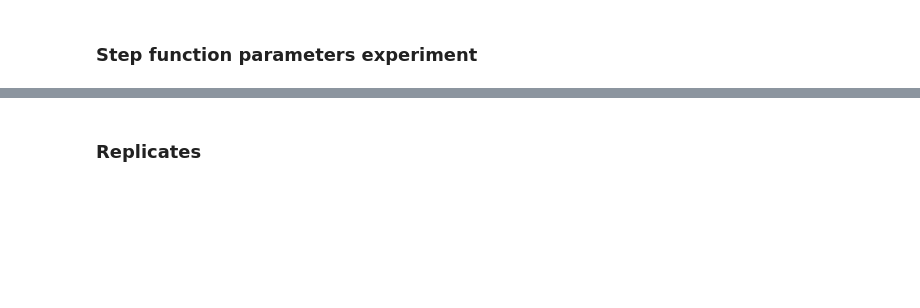
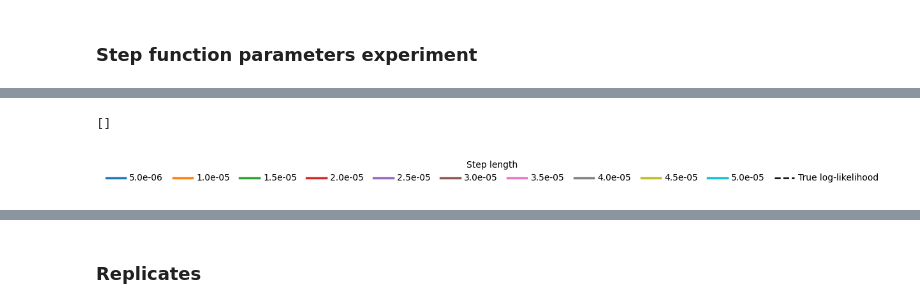
Before and after one commit to BioGeMT/DiscrimAlign, a Jupyter notebook: DNA_Simulations_Dave_Simple.ipynb, the cells around one changed output, grey strips where cells are left out. Drawn from its saved outputs; the diff is of its cells as text; code cells hidden in the pictures; blank space fills up the shorter version.

Commit message:
final commit-includes results

```diff
--- a/DNA_Simulations_Dave_Simple.ipynb
+++ b/DNA_Simulations_Dave_Simple.ipynb
@@ -9,6 +9,14 @@ from Bio import SeqIO
 import numpy as np
 from numpy import random as rd
 from matplotlib import pyplot as plt
+
+import os
+import pickle
+from matplotlib.ticker import MaxNLocator, ScalarFormatter, FormatStrFormatter
+from matplotlib.ticker import LinearLocator
+FIGSIZE = (4.5,3)
+DPI = 300
+N_TICKS = 3
 # %%
 from src.estimalign import estimalign
 from src.logit_link import logit_partial_scores
@@ -165,6 +228,6 @@ def get_logL__reached_iter(params, true_logL):
     return None
 # %%
 # Get the value at the last iteration of the simulation
-def get_final_val(params):
-    return params['loglik_trajectory'][-1]
+def get_final_val_avg(params):
+    return np.mean(params['loglik_trajectory'][-20:])
 # %%
@@ -199 +293,49 @@ for stepl in steplengths:
+# %%
+from matplotlib.lines import Line2D
+
+step_colors = plt.cm.tab10(np.linspace(0, 1, len(steplengths)))
+
+legend_handles = [
+    Line2D(
+        [0], [0],
+        color=color,
+        lw=2.5,
+        label=f"{stepl:.1e}"
+    )
+    for stepl, color in zip(steplengths, step_colors)
+]
+
+legend_handles.append(
+    Line2D(
+        [0], [0],
+        color="k",
+        linestyle="--",
+        lw=1.8,
+        label="True log-likelihood"
+    )
+)
+
+fig = plt.figure(figsize=(5.5, 0.65))
+
+ax = fig.add_subplot(111)
+ax.axis("off")
+
+ax.legend(
+    handles=legend_handles,
+    title="Step length",
+    loc="center",
+    ncol=11,
+    frameon=False,
+    handlelength=2.2,
+    columnspacing=1.1,
+    handletextpad=0.45,
+    borderaxespad=0.0
+)
+
+plt.tight_layout(pad=0.1)
+plt.savefig("results/step_length_legend.png", dpi=DPI, bbox_inches="tight")
+plt.plot()
+# %% [output]
+[]
+[figure, added]
 # %%
```
Also changed, not shown: parts of 24 cells of this notebook, 2 other files.
